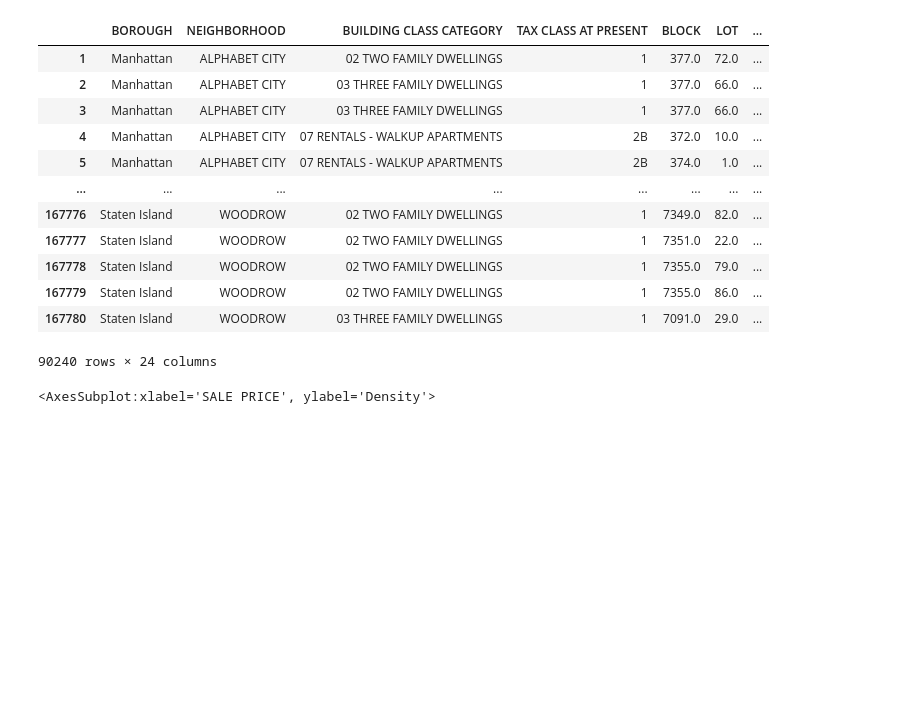
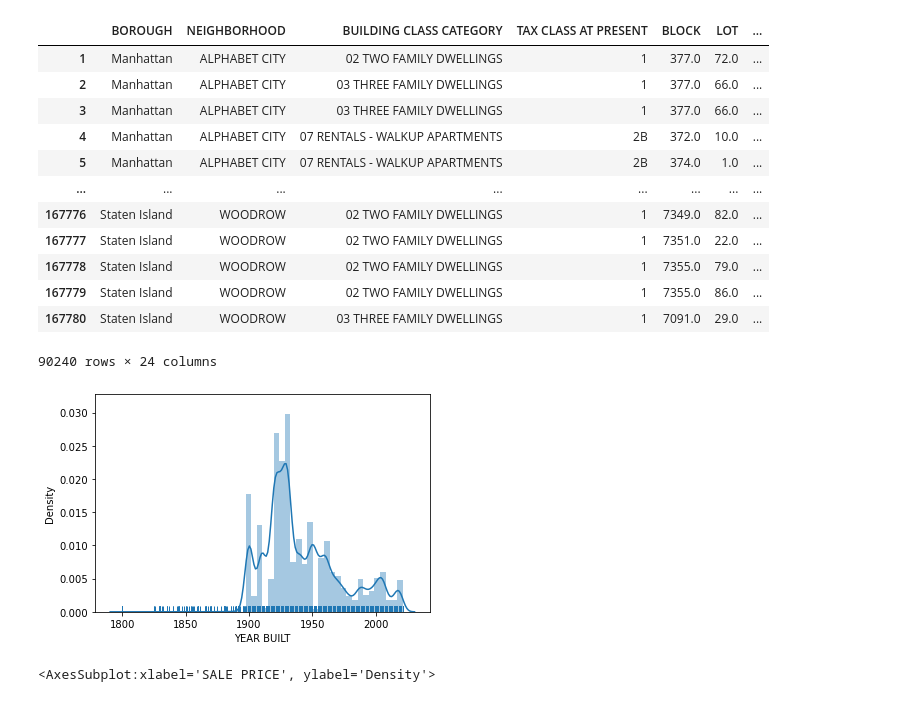
Before and after one commit to neveram/NYC-Housing-Price-Prediction, a Jupyter notebook: NYC Housing Price Prediction.ipynb, the cells around one changed output. Drawn from its saved outputs; the diff is of its cells as text; code cells hidden in the pictures; blank space fills up the shorter version.

Commit message:
Updated Distribution plot of Year Built

```diff
--- a/NYC Housing Price Prediction.ipynb
+++ b/NYC Housing Price Prediction.ipynb
@@ -376,6 +377,12 @@ df[df['YEAR BUILT']>1600]
 | 167779 | Staten Island | WOODROW | 02 TWO FAMILY DWELLINGS | 1 | 7355.0 | 86.0 | ... |
 | 167780 | Staten Island | WOODROW | 03 THREE FAMILY DWELLINGS | 1 | 7091.0 | 29.0 | ... |
 90240 rows × 24 columns
+# %%
+# Create a chart showing how distributed is Year Built
+sns.distplot(df[df['YEAR BUILT']>1600]['YEAR BUILT'],bins=50,rug=True,kde=True)
+plt.show()
+# %% [output]
+[figure, added]
 # %%
 df = df[(df['SALE PRICE'] > 50000) & (df['SALE PRICE'] < 12000000)]
 sns.distplot(df['SALE PRICE'])
```
Also changed, not shown: parts of 6 cells of this notebook, 5 other files.
